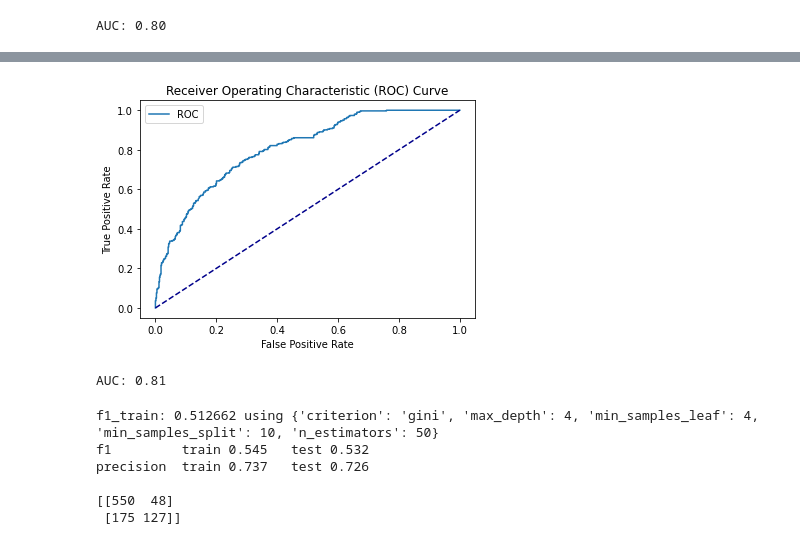
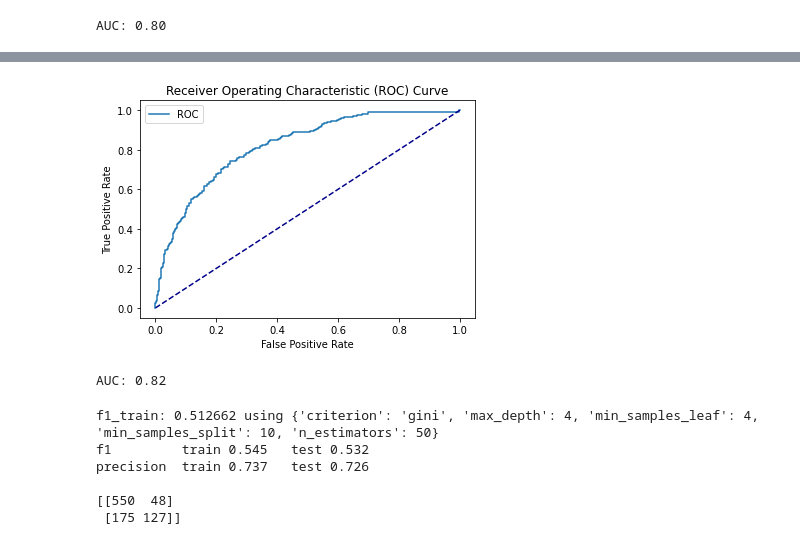
Before and after one commit to AndreaScarpellini1/ML-Project, a Jupyter notebook: Project .ipynb, the cells around one changed output, grey strips where cells are left out. Drawn from its saved outputs; the diff is of its cells as text; code cells hidden in the pictures.

```diff
--- a/Project .ipynb
+++ b/Project .ipynb
@@ -571,10 +586,15 @@ hyperp_search(classifier,parameters)
 # %%
-model_MLP=MLPClassifier(hidden_layer_sizes=(10,5), alpha=0.1, max_iter=2000)
+model_MLP=MLPClassifier(activation='logistic',
+                        alpha= 0.1,
+                        hidden_layer_sizes= (20, 10, 5),
+                        learning_rate= 'constant',
+                        max_iter= 2000,
+                        solver='adam')
 
 fpr6,tpr6=roc(model_MLP,X_train,y_train,X_test,y_test)
 # %% [output]
-[figure, old version]
+[figure, new version]
-AUC: 0.81
+AUC: 0.82
 # %%
 from sklearn.ensemble import RandomForestClassifier
 
```
Also changed, not shown: parts of 16 cells of this notebook.
